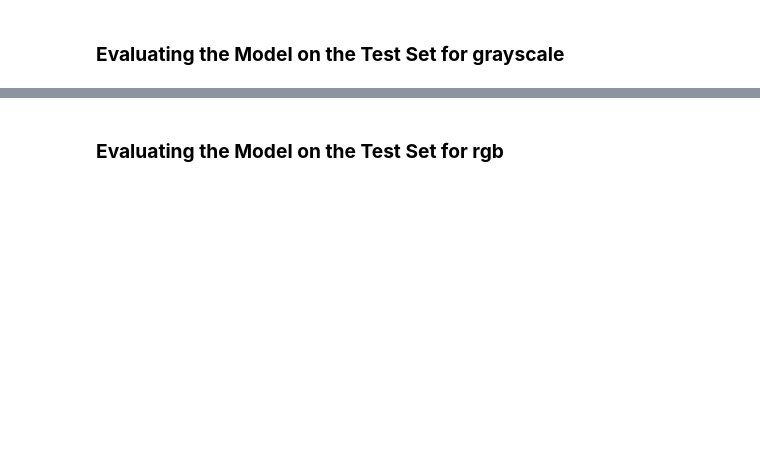
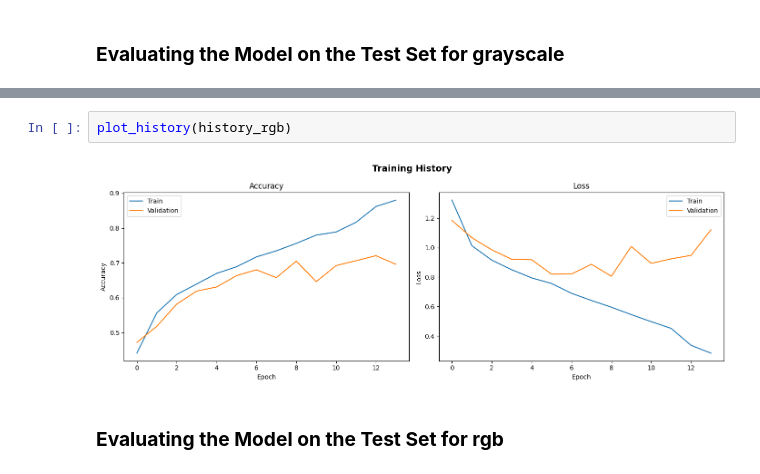
Before and after one commit to narayananxyz/deep_learning, a Jupyter notebook: capstone/Reference_Notebook_Facial_Emotion_Detection_Full_Code.ipynb, the cells around one changed output, grey strips where cells are left out. Cells and saved outputs as stored; diff of their text form; blank space fills up the shorter version.

```diff
--- a/capstone/Reference_Notebook_Facial_Emotion_Detection_Full_Code.ipynb
+++ b/capstone/Reference_Notebook_Facial_Emotion_Detection_Full_Code.ipynb
@@ -533,3 +678,7 @@ Epoch 15/30
+# %%
+plot_history(history_rgb)
+# %% [output]
+[figure, added]
 # %% [markdown]
 ### **Evaluating the Model on the Test Set for rgb**
 # %%
```
Also changed, not shown: parts of 38 cells of this notebook.
